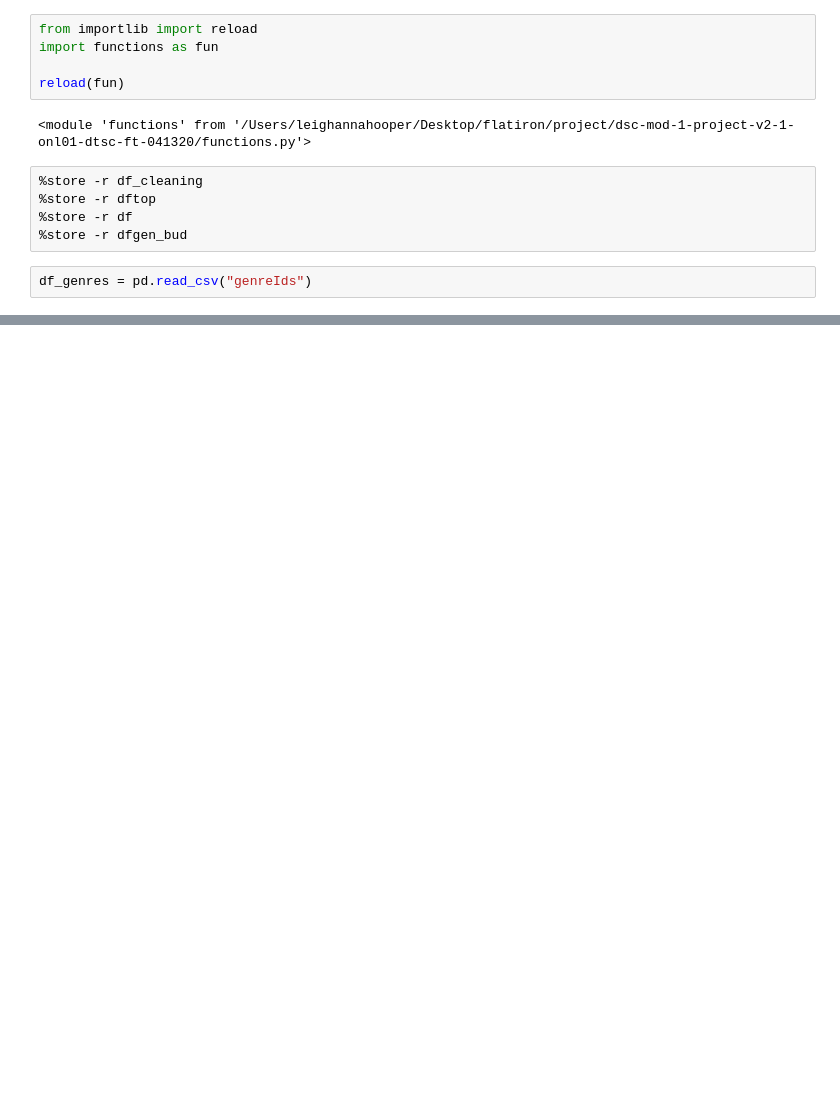
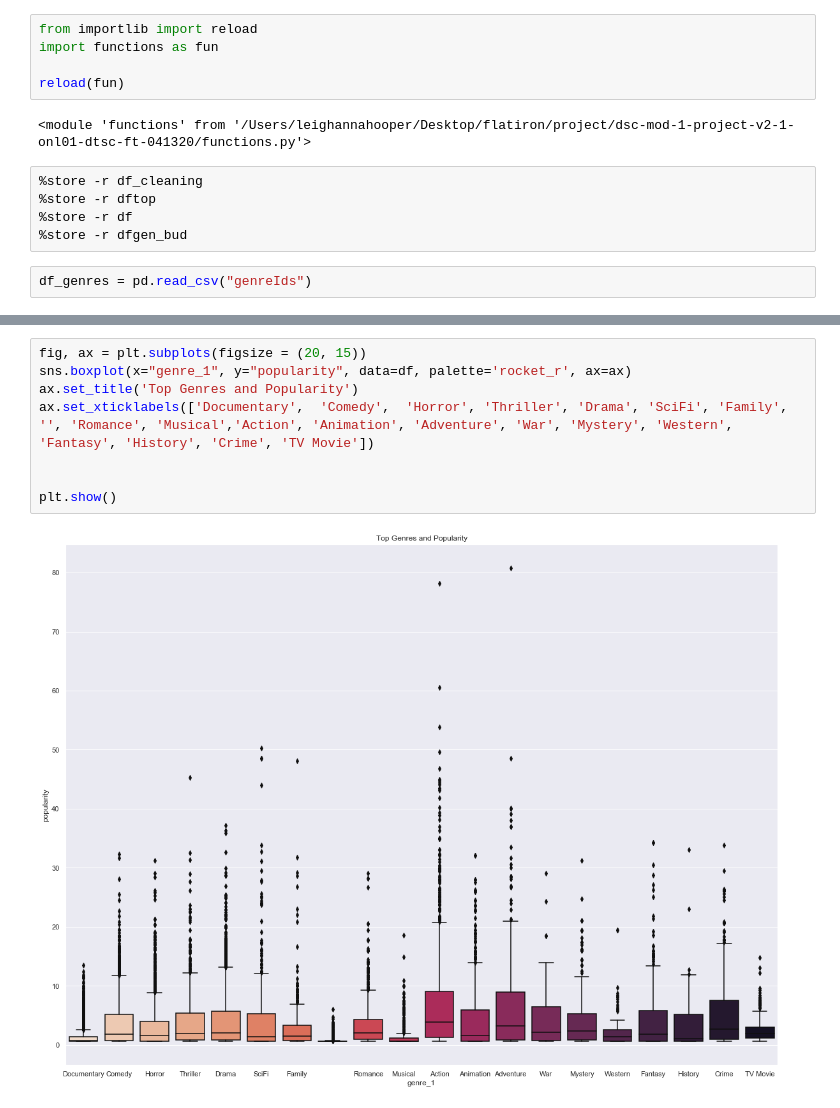
Before and after one commit to leighannajo/Microsoft-Movie-Studio---Mod-1-Project, a Jupyter notebook: Genre and Popularity Plotting.ipynb, the cells around one changed output, grey strips where cells are left out. Cells and saved outputs as stored; diff of their text form; blank space fills up the shorter version.

```diff
--- a/Genre and Popularity Plotting.ipynb
+++ b/Genre and Popularity Plotting.ipynb
@@ -38,0 +44,10 @@ ax.legend(loc='upper left', ncol=1, scatterpoints=1, frameon=False, labelspacing
+# %%
+fig, ax = plt.subplots(figsize = (20, 15))
+sns.boxplot(x="genre_1", y="popularity", data=df, palette='rocket_r', ax=ax)
+ax.set_title('Top Genres and Popularity')
+ax.set_xticklabels(['Documentary',  'Comedy',  'Horror', 'Thriller', 'Drama', 'SciFi', 'Family', '', 'Romance', 'Musical','Action', 'Animation', 'Adventure', 'War', 'Mystery', 'Western', 'Fantasy', 'History', 'Crime', 'TV Movie'])
+
+
+plt.show()
+# %% [output]
+[figure, added]
```
Also changed, not shown: parts of 22 cells of this notebook, 1 other file.
